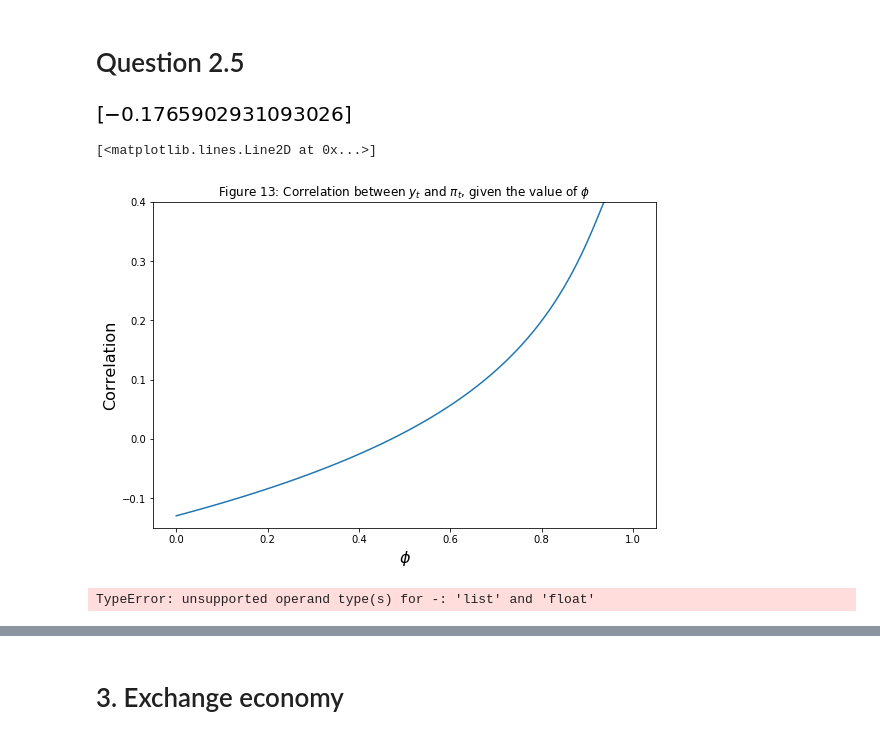
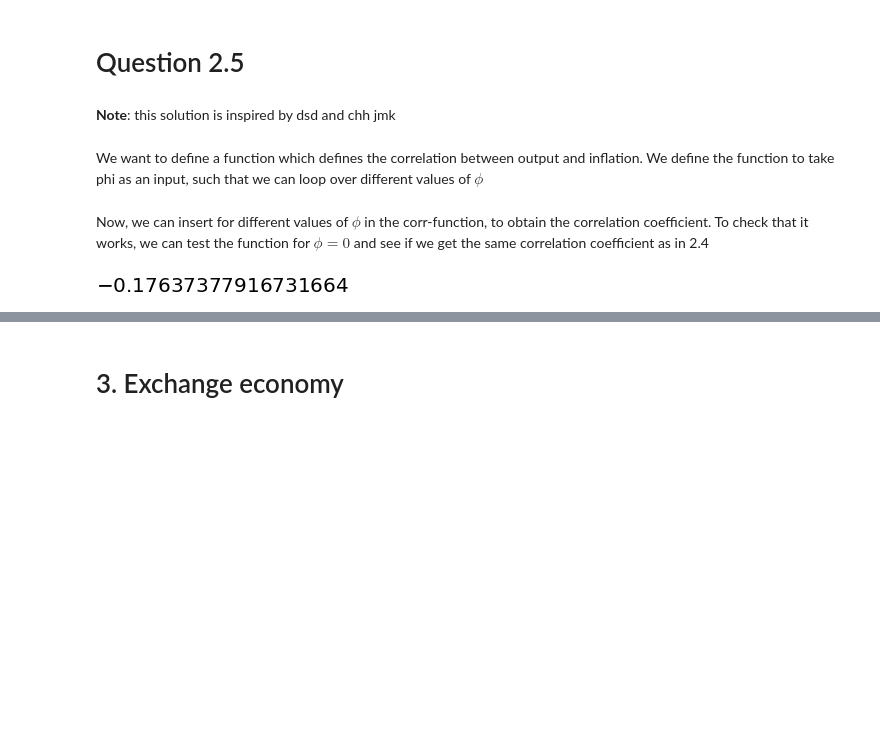
Before and after one commit to NumEconCopenhagen/projects-2019-tba, a Jupyter notebook: examproject/exam_2019.ipynb, the cells around one changed output, grey strips where cells are left out. Drawn from its saved outputs; the diff is of its cells as text; code cells hidden in the pictures; blank space fills up the shorter version.

```diff
--- a/examproject/exam_2019.ipynb
+++ b/examproject/exam_2019.ipynb
@@ -982,0 +847,4 @@ def sim(a):
+# %% [markdown]
+**Note**: this solution is inspired by dsd and chh jmk
+# %% [markdown]
+We want to define a function which defines the correlation between output and inflation. We define the function to take phi as an input, such that we can loop over different values of $ \phi $
@@ -983,14 +913,6 @@ def sim(a):
+# %% [markdown]
+Now, we can insert for different values of $ \phi $ in the corr-function, to obtain the correlation coefficient. To check that it works, we can test the function for $ \phi = 0 $ and see if we get the same correlation coefficient as in 2.4
 # %%
-sim(0)
+corr_func(0)
 # %% [output]
-[figure, old version]
+[figure, new version]
-# %%
-fig = plt.figure(figsize=(9,6))
-plt.title("Figure 13: Correlation between $y_t$ and $\pi_t$, given the value of $\phi$")
-plt.ylabel("Correlation",fontsize=16)
-plt.ylim([-0.15,0.40])
-plt.xlabel("$\phi$", fontsize=16)
-plt.plot(phi_values, corr)
-# %% [output]
-[<matplotlib.lines.Line2D at 0x...>]
-[figure, removed]
@@ -1000,6 +918,0 @@ def optimal_corr(x):
-# %%
-x0=0
-rootfinder=optimize.minimize(optimal_corr,x0)
-rootfinder.x
-# %% [output]
-TypeError: unsupported operand type(s) for -: 'list' and 'float'
```
Also changed, not shown: parts of 32 cells of this notebook, 1 other file.
